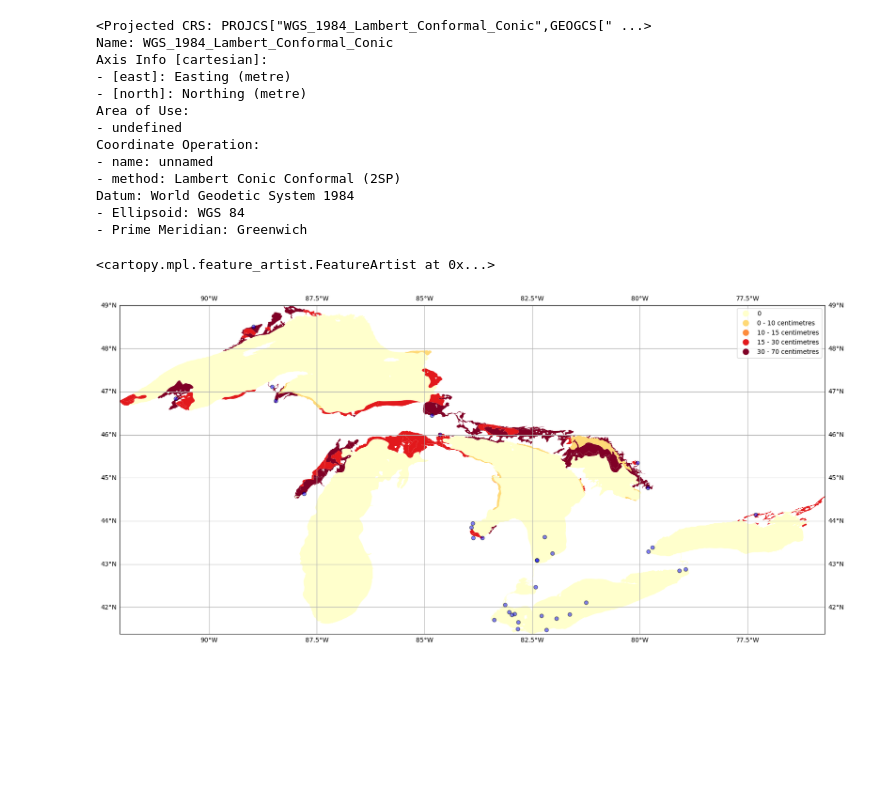
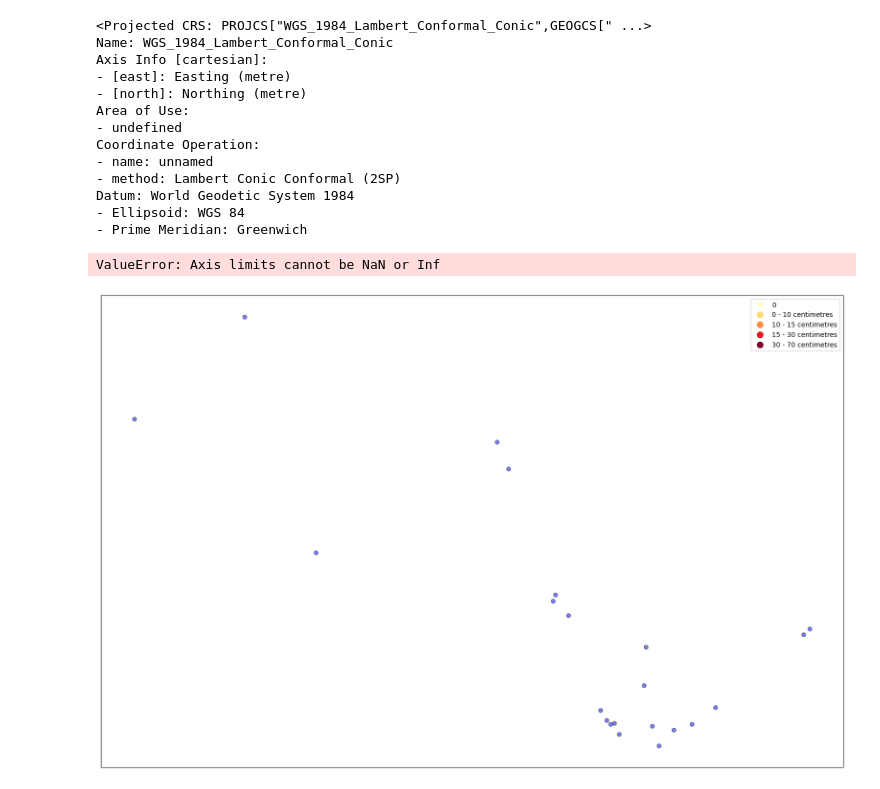
Before and after one commit to bhargavreddy2000/Great_Lakes_Ice_Prediction, a Jupyter notebook: Plotting_data.ipynb, the cells around one changed output. Drawn from its saved outputs; the diff is of its cells as text; code cells hidden in the pictures; blank space fills up the shorter version.

Commit message:
Add files via upload
Updated notebook with errors

```diff
--- a/Plotting_data.ipynb
+++ b/Plotting_data.ipynb
@@ -120,32 +123,68 @@ Datum: World Geodetic System 1984
 - Ellipsoid: WGS 84
 - Prime Meridian: Greenwich
 # %%
-# Experimentin
 
-data_crs = ccrs.PlateCarree()
 
-# Create a Cartopy map
-fig, ax = plt.subplots(1, 1, figsize=(20, 20), subplot_kw={'projection': ccrs.PlateCarree()})
+# data_crs = ccrs.PlateCarree()
 
-# Assuming ice_proj is another GeoDataFrame representing ice projections.
-ice_proj.plot(column='Ice thickness', ax=ax, legend=True, cmap='YlOrRd', transform=data_crs)
+# # Create a Cartopy map
+# fig, ax = plt.subplots(1, 1, figsize=(20, 20), subplot_kw={'projection': ccrs.PlateCarree()})
 
-# Plot geodataframe
-obs_gdf.plot(column='Water depth (m)', ax=ax, color='blue', alpha=0.5, edgecolor='black', transform=data_crs)
+# # Assuming ice_proj is another GeoDataFrame representing ice projections.
+# ice_proj.plot(column='Ice thickness', ax=ax, legend=True, cmap='YlOrRd', transform=data_crs)
 
-# Set the extent based on ice_proj data
-minx, miny, maxx, maxy = ice_proj.total_bounds
-ax.set_extent([minx, maxx, miny, maxy], crs=ccrs.PlateCarree())
+# # Plot geodataframe
+# obs_gdf.plot(column='Water depth (m)', ax=ax, color='blue', alpha=0.5, edgecolor='black', transform=data_crs)
 
-# Set the aspect of the map
-ax.set_aspect('equal')
+# # Exclude records with None or invalid geometries
+# valid_ice_proj = ice_proj[~ice_proj.geometry.isna() & ice_proj.geometry.is_valid]
 
-# Add gridlines and coastlines
-ax.gridlines(draw_labels=True)
-ax.coastlines()
+# # Get the coordinates of the exterior ring of the first polygon in the obs_gdf GeoDataFrame
+# polygon = obs_gdf.geometry[0]
+# exterior_coords = polygon.exterior.coords
+
+# # Plot the first vertex of the exterior ring
+# ax.plot(*exterior_coords[0], marker='o', color='blue', transform=data_crs)
+
+# # Set the extent based on ice_proj data
+# minx, miny, maxx, maxy = valid_ice_proj.total_bounds
+# ax.set_extent([minx, maxx, miny, maxy], crs=ccrs.PlateCarree())
+
+# # Set the aspect of the map
+# ax.set_aspect('equal')
+
+# # Add gridlines and coastlines
+# ax.gridlines(draw_labels=True)
+# ax.coastlines()
-# %% [output]
-<cartopy.mpl.feature_artist.FeatureArtist at 0x...>
-[figure, removed]
+# %%
+data_crs = ccrs.PlateCarree()
+
+# Create a Cartopy map
+fig, ax = plt.subplots(1, 1, figsize=(20, 20), subplot_kw={'projection': ccrs.PlateCarree()})
+
+# Assuming ice_proj is another GeoDataFrame representing ice projections.
+ice_proj.plot(column='Ice thickness', ax=ax, legend=True, cmap='YlOrRd', transform=data_crs)
+
+
+# Plot geodataframe
+obs_gdf.plot(column='Water depth (m)', ax=ax, color='blue', alpha=0.5, edgecolor='black', transform=data_crs)
+
+# Exclude records with None or invalid geometries
+valid_ice_proj = ice_proj[~ice_proj.geometry.isna() & ice_proj.geometry.is_valid]
+
+# Set the extent based on ice_proj data
+minx, miny, maxx, maxy = valid_ice_proj.total_bounds
+ax.set_extent([minx, maxx, miny, maxy], crs=ccrs.PlateCarree())
+
+# Set the aspect of the map
+ax.set_aspect('equal')
+
+# Add gridlines and coastlines
+ax.gridlines(draw_labels=True)
+ax.coastlines()
+# %% [output]
+ValueError: Axis limits cannot be NaN or Inf
+[figure, added]
 # %%
 data_crs = ccrs.PlateCarree()
 
```
Also changed, not shown: parts of 12 cells of this notebook.
